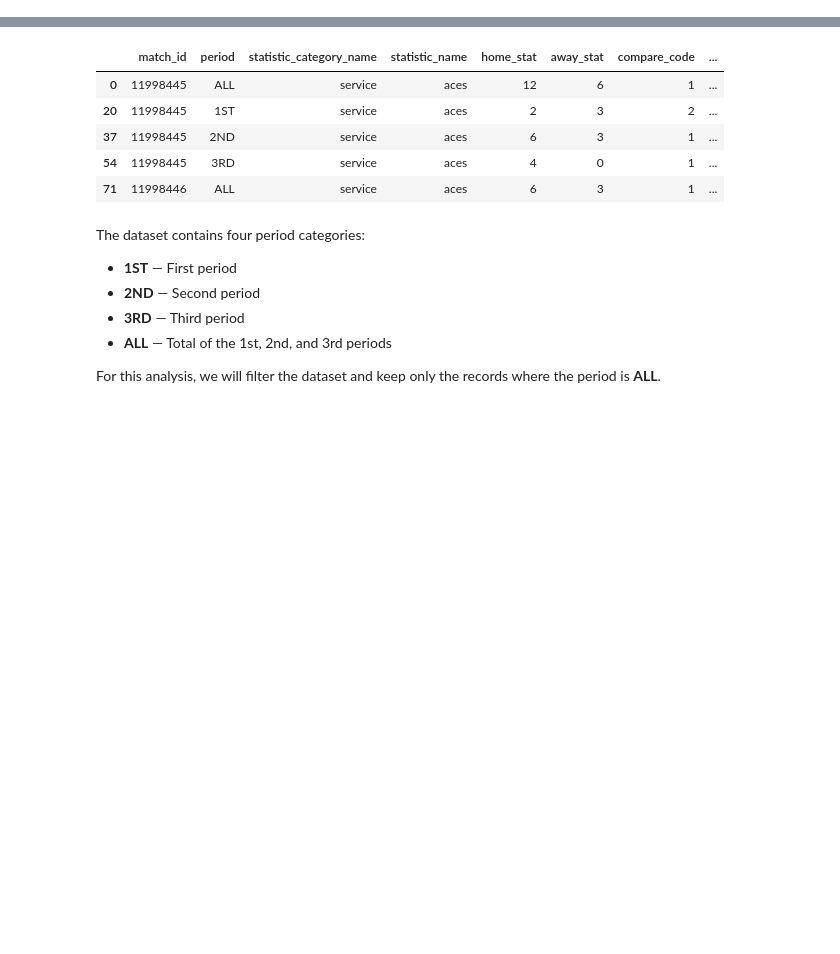
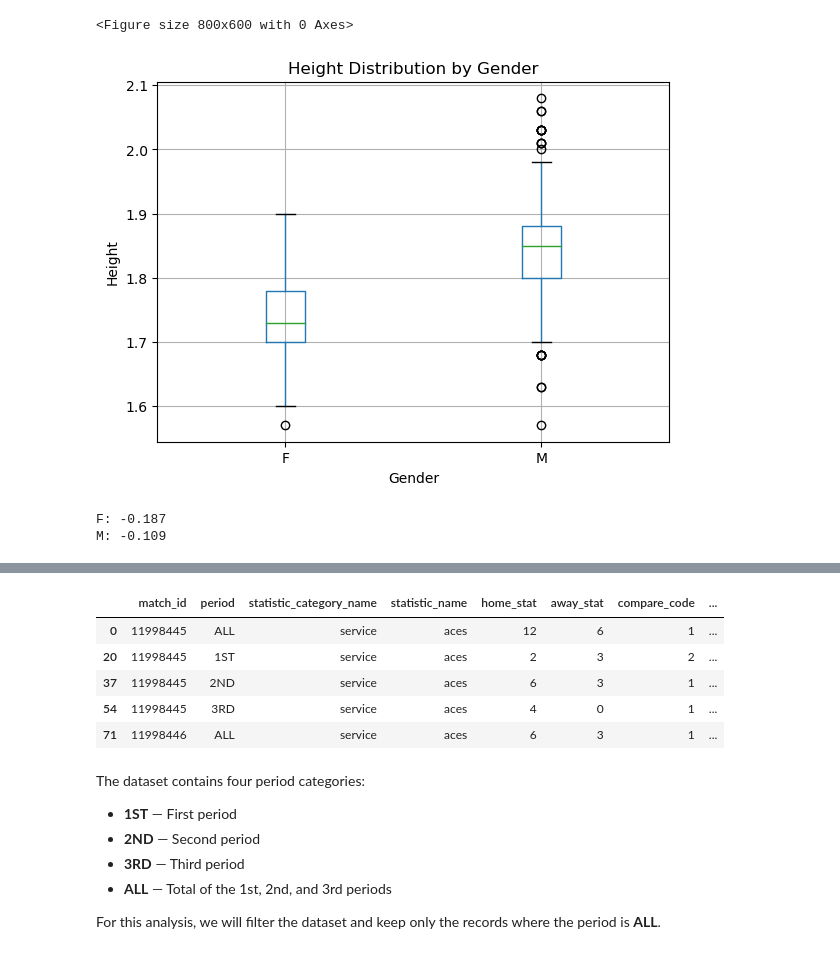
Before and after one commit to saba-ghorashi/tennis-analysis, a Jupyter notebook: answers.ipynb, the cells around one changed output, grey strips where cells are left out. Cells and saved outputs as stored; diff of their text form; code cells hidden in the pictures; blank space fills up the shorter version.

```diff
--- a/answers.ipynb
+++ b/answers.ipynb
@@ -20,0 +101,12 @@ MatchVenueInfo=pd.read_parquet("data/processed/MatchVenueInfo.parquet")
+# %%
+# Create a data frame of unique players with height, gender, and ranking information
+home = MatchHomeTeamInfo[['player_id', 'gender', 'height', 'current_rank']]
+away = MatchAwayTeamInfo[['player_id', 'gender', 'height', 'current_rank']]
+
+players = pd.concat([home, away], ignore_index=True)
+
+players = players.drop_duplicates(subset='player_id')
+
+players = players.dropna(subset=['height'])
+
+print("Unique Players:", len(players))
@@ -20,0 +142,39 @@ MatchVenueInfo=pd.read_parquet("data/processed/MatchVenueInfo.parquet")
+# %%
+#Draw a box plot of the distribution of height data by gender:
+plt.figure(figsize=(8,6))
+
+players.boxplot(
+    column='height',
+    by='gender'
+)
+
+plt.title('Height Distribution by Gender')
+plt.suptitle('')
+plt.xlabel('Gender')
+plt.ylabel('Height')
+
+plt.show()
+# %% [output]
+<Figure size 800x600 with 0 Axes>
+[figure, added]
+# %%
+#Examining the relationship between height and ranking by gender of players Ranking data is inversely related to ability or superiority.
+#This means that the lower an individual's ranking, the more successful the player.
+rank_height = players.dropna(
+    subset=['height', 'current_rank', 'gender']
+)
+
+for gender in sorted(rank_height['gender'].unique()):
+
+    subset = rank_height[
+        rank_height['gender'] == gender
+    ]
+
+    corr = subset['height'].corr(
+        subset['current_rank']
+    )
+
+    print(f"{gender}: {corr:.3f}")
+# %% [output]
+F: -0.187
+M: -0.109
```
Also changed, not shown: parts of 189 cells of this notebook.
